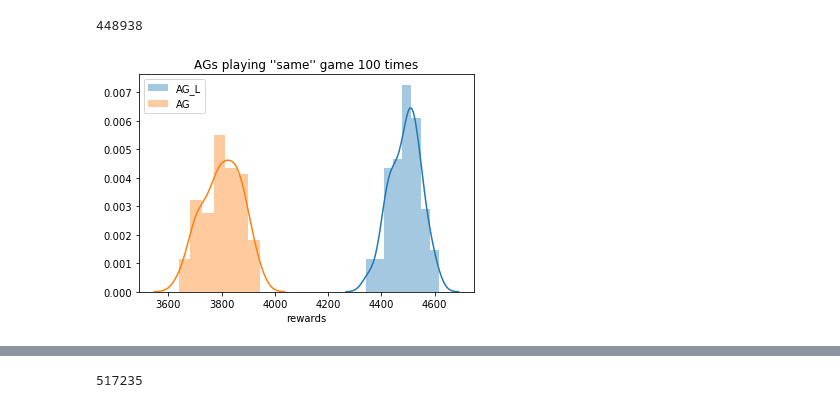
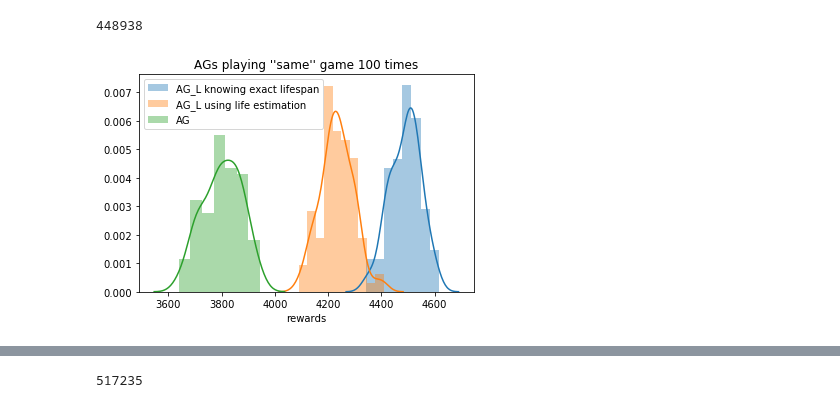
Before and after one commit to ShrekFelix/Reducing-Exploration-of-Dying-Arms-in-Mortal-Bandits, a Jupyter notebook: recommenders SCALED.ipynb, the cells around one changed output, grey strips where cells are left out. Saved outputs shown, nothing was run; the diff lists cells and outputs as text; code cells hidden in the pictures.

```diff
--- a/recommenders SCALED.ipynb
+++ b/recommenders SCALED.ipynb
@@ -113,7 +118,7 @@ len(pool)
 652
 # %%
 class AG_L:
-    def __init__(self, records, pool, unborn):
+    def __init__(self, records, pool, unborn, est_life=False):
         self.records = records.itertuples()
         self.rewards = 0
         self.alive = []
@@ -121,6 +126,7 @@ class AG_L:
         self.unborn = copy.deepcopy(unborn)
         self.n_exploit = 0
         self.best = 'id-563643'
+        self.est_life = est_life
 
     def update(self, record):
         self.rewards += record.clicked
@@ -133,6 +139,8 @@ class AG_L:
         '''
         edit list of currently available arms
         '''
+        # bisect module in Python doesn't support keys
+        # implement my own bisect function that use .death as key
         def bisect_by_death(value):
             l = 0
             h = len(self.alive)
@@ -148,11 +156,15 @@ class AG_L:
         index = bisect_by_death(self.time)
         self.alive = self.alive[ index : ]
         # pop new born arms to 'alive'
-        while self.unborn and self.pool[self.unborn[-1]].birth<=self.time: # keep popping from 'unborn' until every born arm goes to 'alive'
+        # keep popping from 'unborn' until every born arm goes to 'alive'
+        # arms in 'unborn' are sorted by birth in descending order
+        # so the youngest arm is at the end of array
+        while self.unborn and self.pool[self.unborn[-1]].birth<=self.time:
             arm = self.unborn.pop()
             # insert this arm to correct position in 'alive'(sorted by death)
             index = bisect_by_death(self.pool[arm].death)
             self.alive.insert(index, arm)
+
 
     def initialize(self, m):
         for i in range(m):
@@ -172,7 +184,11 @@ class AG_L:
                     pick = self.best
                     exploited = 1
                 else: #explore
-                    pick = random.choice(self.alive[int((1-threshold)*len(self.alive)) : ])
+                    if self.est_life:
+                        ranking = sorted(self.alive, key=lambda arm:self.pool[arm].birth, reverse=True)
+                        pick = random.choice(ranking[:int(threshold*len(ranking))])
+                    else:
+                        pick = random.choice(self.alive[int((1-threshold)*len(self.alive)) : ])
                     exploited = 0
                 if pick == record.id:
                     if exploited:
@@ -318,3 +357,16 @@ with open('save/plt_ag', 'wb') as f:
 sum(plt_ag)
 # %% [output]
 380209
+# %%
+# AG_L with threshold .1, using estimation
+def player_ag(i):
+    print('player',i,'started')
+    start = time.time()
+    agl = AG_L(records, pool, unborn, est_life=True)
+    agl.initialize(25)
+    agl.play(100000, .3)
+    end = time.time()
+    print('player',i,'finished with',agl.rewards,'time spent:', end-start)
+    return agl.rewards
+with Pool(4) as p:
+    plt_agl_est = p.map(player_ag, [i for i in range(100)])
@@ -358,14 +431,15 @@ sum(plt_agl)
 # %% [output]
 448938
 # %%
-sns.distplot(plt_agl, label='AG_L')
+sns.distplot(plt_agl, label='AG_L knowing exact lifespan')
+sns.distplot(plt_agl_est, label='AG_L using life estimation')
 sns.distplot(plt_ag, label='AG')
 plt.legend()
 plt.title('''AGs playing ''same'' game 100 times''')
 plt.xlabel('rewards')
 pass
 # %% [output]
-[figure, old version]
+[figure, new version]
 # %%
 # UCB
 def player(i):
```
Also changed, not shown: parts of 7 cells of this notebook, 1 other file.
